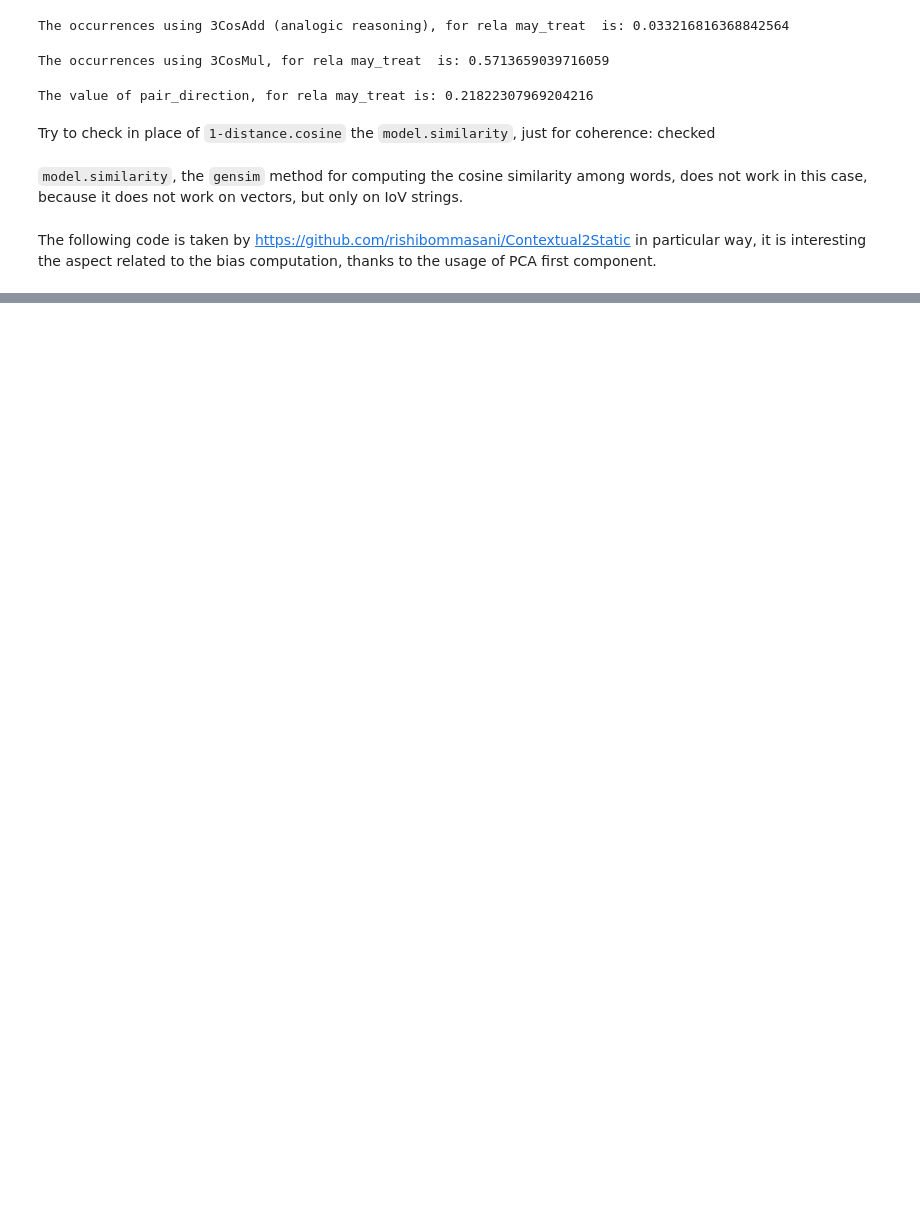
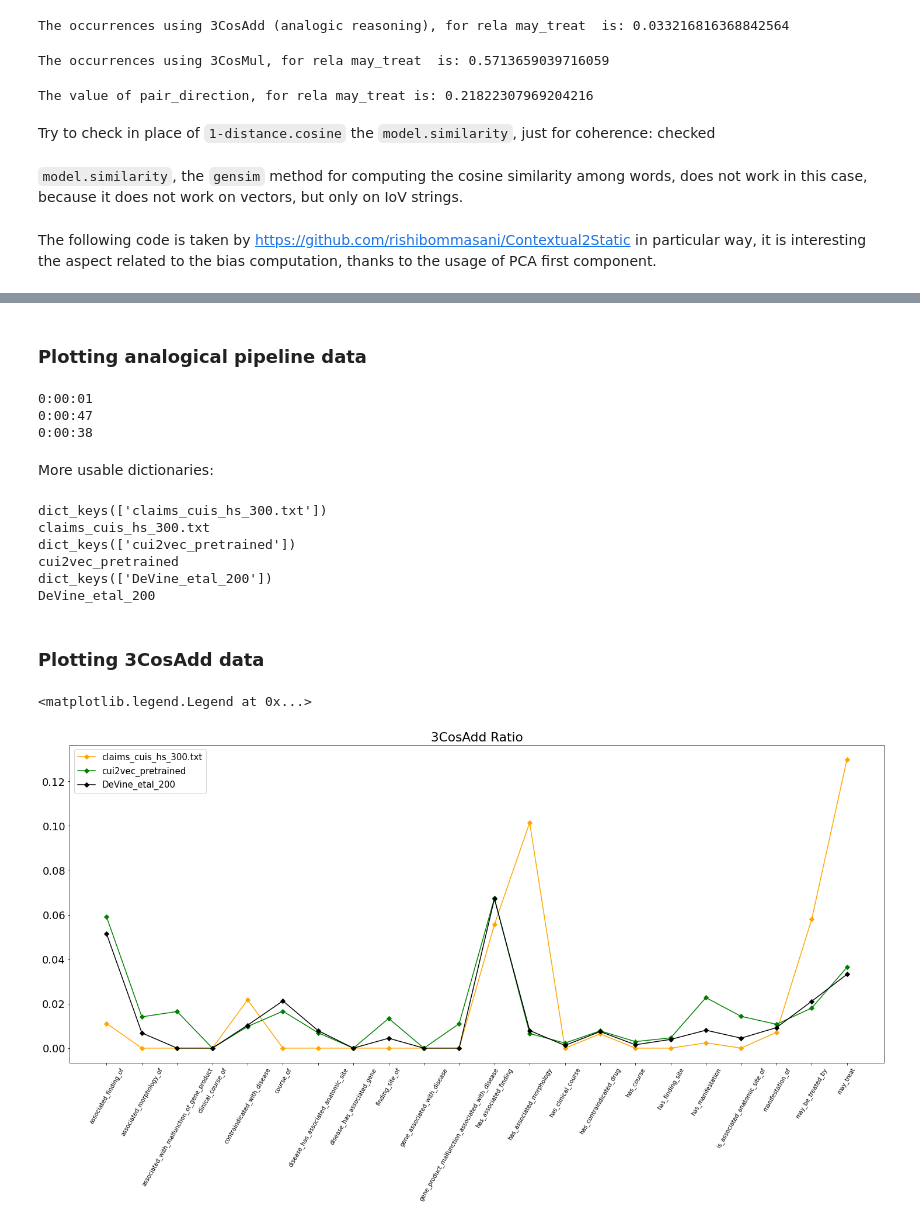
Before and after one commit to SaGiancani/medical-concepts-embeddings, a Jupyter notebook: analogy_pipeline.ipynb, the cells around one changed output, grey strips where cells are left out. Cells and saved outputs as stored; diff of their text form; code cells hidden in the pictures; blank space fills up the shorter version.

Commit message:
Relation Direction Pipeline added - Tables and Plot for CUIs results

```diff
--- a/analogy_pipeline.ipynb
+++ b/analogy_pipeline.ipynb
@@ -304,0 +265,2 @@ defaultdict(list,
+# %%
+sets_relations = utils.inputs_load('Utilities/rela_dict_wor')
@@ -684,0 +681,67 @@ tmp = set(list(zip(*l0))[0]).union(set(list(zip(*l0))[1]))
+# %% [markdown]
+### Plotting analogical pipeline data
+# %%
+data_to_plot = utils.inputs_load('Utilities/Analogical Data/claims_cuis_hs_300.txt_LsameasK_umls')
+data_to_plot_ = utils.inputs_load('Utilities/Analogical Data/cui2vec_pretrained_LsameasK_umls')
+data_to_plot__ = utils.inputs_load('Utilities/Analogical Data/DeVine_etal_200_LsameasK_umls')
+# %% [output]
+0:00:01
+0:00:47
+0:00:38
+# %% [markdown]
+More usable dictionaries:
+# %%
+dict_add = {}
+dict_mul = {}
+dict_pair = {}
+dicts = [data_to_plot, data_to_plot_, data_to_plot__]
+for dict_ in dicts:
+    print(dict_.keys())
+    for embeddings,v in dict_.items():
+        print(embeddings)
+        dict_add[embeddings] = {}
+        dict_mul[embeddings] = {}
+        dict_pair[embeddings] = {}
+        for rela, operations in v.items():
+            if len(list(operations.keys()))>0:
+                tmp_add = [sum(operations['add']), len(operations['add'])]
+                tmp_mul = utils.aggregation_values(operations['mul'])
+                tmp_pair = utils.aggregation_values(operations['pair'])
+            else:
+                tmp_add = 0
+                tmp_mul = 0
+                tmp_pair = 0
+            dict_add[embeddings][rela] = tmp_add
+            dict_mul[embeddings][rela] = tmp_mul
+            dict_pair[embeddings][rela] = tmp_pair
+# %% [output]
+dict_keys(['claims_cuis_hs_300.txt'])
+claims_cuis_hs_300.txt
+dict_keys(['cui2vec_pretrained'])
+cui2vec_pretrained
+dict_keys(['DeVine_etal_200'])
+DeVine_etal_200
+# %% [markdown]
+### Plotting 3CosAdd data
+# %%
+fig, ax = plt.subplots(figsize=(25,10))
+count_claim = list(list(zip(*[[0]*2 if i == 0 else i for i in list(list(dict_add.values())[0].values())]))[0])
+length_claim = list(list(zip(*[[0]*2 if i == 0 else i for i in list(list(dict_add.values())[0].values())]))[1])
+count_cui2vec = list(list(zip(*[[0]*2 if i == 0 else i for i in list(list(dict_add.values())[1].values())]))[0])
+length_cui2vec = list(list(zip(*[[0]*2 if i == 0 else i for i in list(list(dict_add.values())[1].values())]))[1])
+count_devine = list(list(zip(*[[0]*2 if i == 0 else i for i in list(list(dict_add.values())[2].values())]))[0])
+length_devine = list(list(zip(*[[0]*2 if i == 0 else i for i in list(list(dict_add.values())[2].values())]))[1])
+
+count = [count_claim, count_cui2vec, count_devine]
+length = [length_claim, length_cui2vec, length_devine]
+
+ax.set_title('3CosAdd Ratio')
+ax.plot(np.arange(0, len(list(dict_add.values())[0])), np.array([0 if i ==0 else i/length_claim[n] for n, i in enumerate(count_claim)]), '-gD',color = 'orange', label = list(dict_add.keys())[0])
+ax.plot(np.arange(0, len(list(dict_add.values())[1])), np.array([0 if i ==0 else i/length_cui2vec[n] for n, i in enumerate(count_cui2vec)]), '-gD',color = 'green', label = list(dict_add.keys())[1])
+ax.plot(np.arange(0, len(list(dict_add.values())[2])), np.array([0 if i ==0 else i/length_devine[n] for n, i in enumerate(count_devine)]), '-gD',color = 'black', label = list(dict_add.keys())[2])
+ax.set_xticks(np.arange(0, len(list(dict_add.values())[0])))
+ax.set_xticklabels(np.array(list(list(dict_add.values())[0])), rotation=60, fontsize=10)
+ax.legend(fontsize=15)
+# %% [output]
+<matplotlib.legend.Legend at 0x...>
+[figure, added]
```
Also changed, not shown: parts of 82 cells of this notebook.
